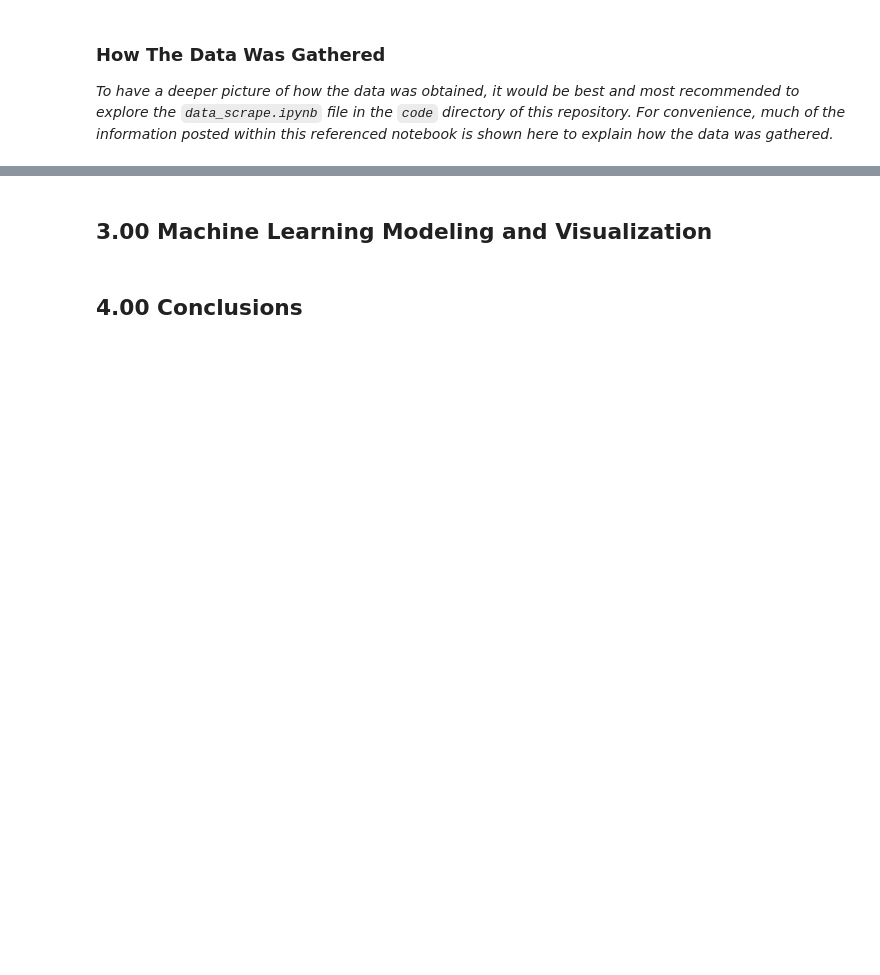
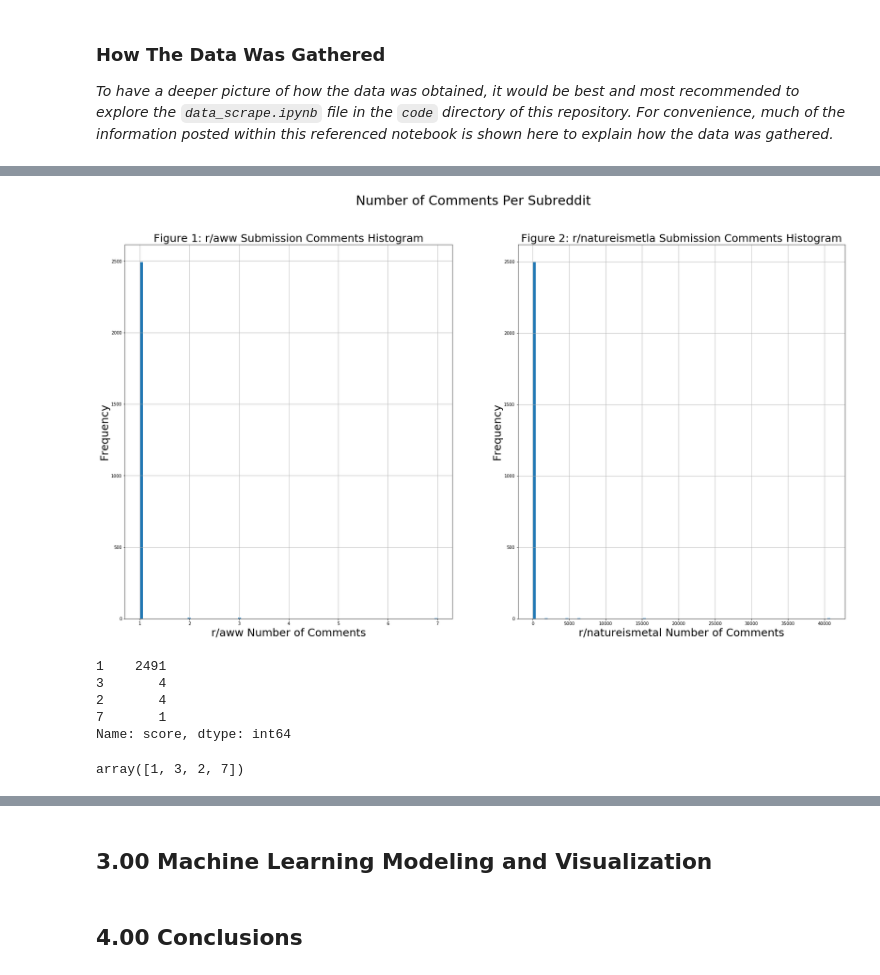
Before and after one commit to chriskuz/reddit_project, a Jupyter notebook: code/project_3_main.ipynb, the cells around one changed output, grey strips where cells are left out. Cells and saved outputs as stored; diff of their text form; code cells hidden in the pictures; blank space fills up the shorter version.

```diff
--- a/code/project_3_main.ipynb
+++ b/code/project_3_main.ipynb
@@ -220,0 +440,28 @@ These features were thought out and chosen out of the plethora of features we co
+# %%
+xdcol1 = aww_df['score']
+
+xdcol2 = metal_df['score']
+
+bigtitle = 'Number of Comments Per Subreddit'
+leftx = 'r/aww Number of Comments'
+lefty = 'Frequency'
+lefttitle = 'Figure 1: r/aww Submission Comments Histogram'
+rightx = 'r/natureismetal Number of Comments'
+righty = 'Frequency'
+righttitle = 'Figure 2: r/natureismetla Submission Comments Histogram'
+
+plot_hists(xdcol1,xdcol2,bigtitle,leftx,lefty,lefttitle,rightx,righty,righttitle)
+# %% [output]
+[figure, added]
+# %%
+aww_df['score'].value_counts(ascending = False)
+# %% [output]
+1    2491
+3       4
+2       4
+7       1
+Name: score, dtype: int64
+# %%
+aww_df['score'].unique()
+# %% [output]
+array([1, 3, 2, 7])
```
Also changed, not shown: parts of 41 cells of this notebook.
